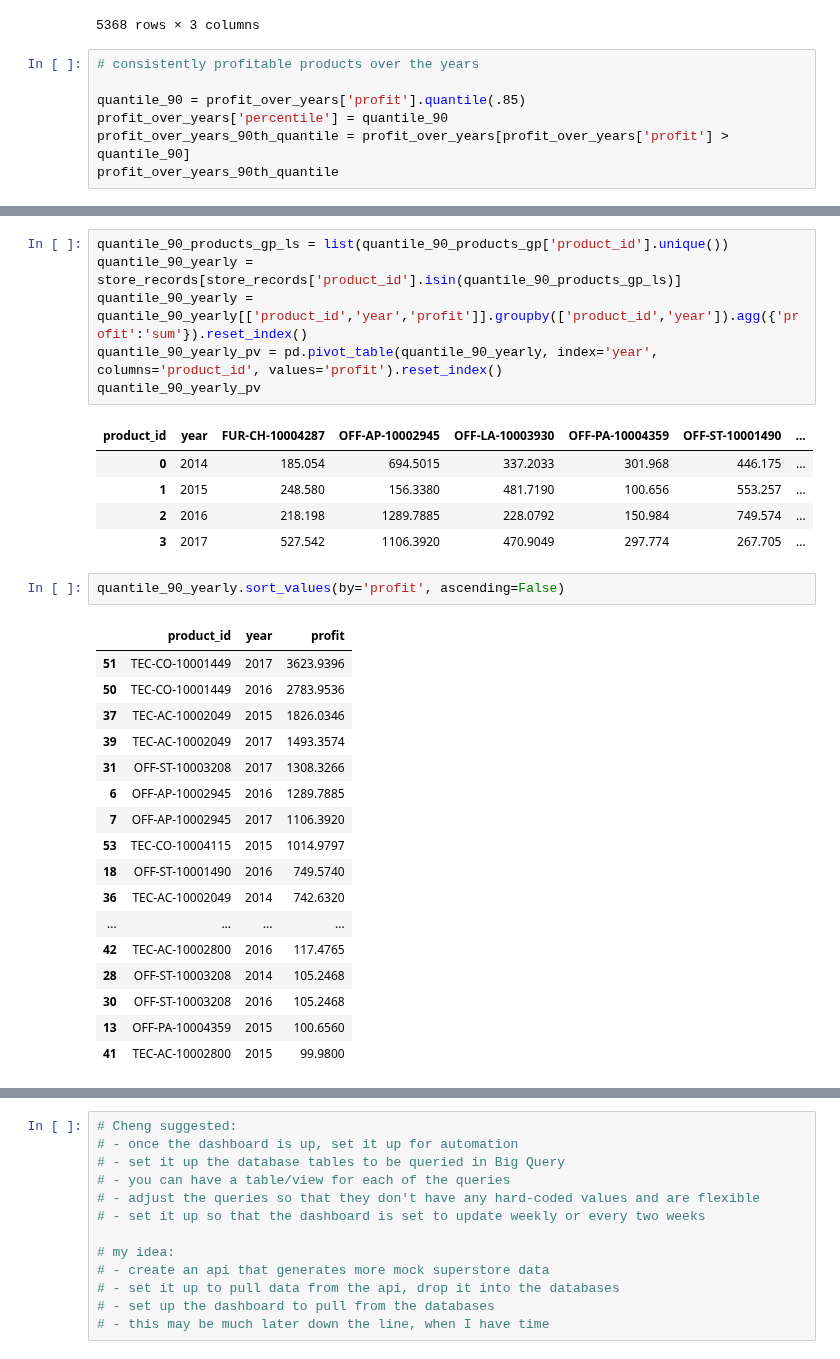
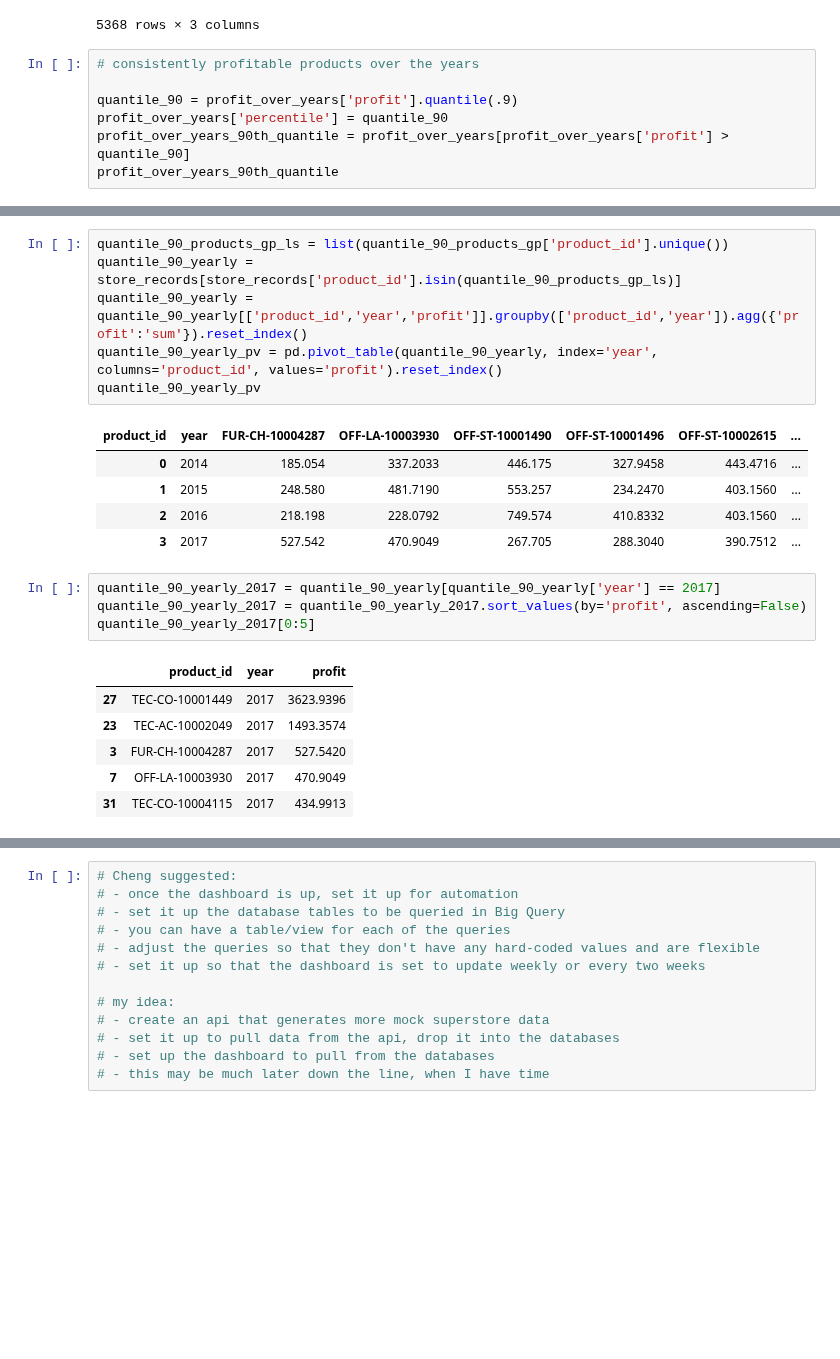
Before and after one commit to Dilcia19/superstore, a Jupyter notebook: notebooks/analysis_in_py.ipynb, the cells around one changed output, grey strips where cells are left out. Saved outputs shown, nothing was run; the diff lists cells and outputs as text; blank space fills up the shorter version.

```diff
--- a/notebooks/analysis_in_py.ipynb
+++ b/notebooks/analysis_in_py.ipynb
@@ -718,7 +718,7 @@ profit_over_years.sort_values(by='profit', ascending=False)
 # %%
 # consistently profitable products over the years
 
-quantile_90 = profit_over_years['profit'].quantile(.85)
+quantile_90 = profit_over_years['profit'].quantile(.9)
 profit_over_years['percentile'] = quantile_90
 profit_over_years_90th_quantile = profit_over_years[profit_over_years['profit'] > quantile_90]
 profit_over_years_90th_quantile
@@ -767,31 +760,22 @@ quantile_90_yearly = quantile_90_yearly[['product_id','year','profit']].groupby(
 quantile_90_yearly_pv = pd.pivot_table(quantile_90_yearly, index='year', columns='product_id', values='profit').reset_index()
 quantile_90_yearly_pv
 # %% [output]
-| product_id | year | FUR-CH-10004287 | OFF-AP-10002945 | OFF-LA-10003930 | OFF-PA-10004359 | OFF-ST-10001490 | ... |
-| 0 | 2014 | 185.054 | 694.5015 | 337.2033 | 301.968 | 446.175 | ... |
-| 1 | 2015 | 248.580 | 156.3380 | 481.7190 | 100.656 | 553.257 | ... |
-| 2 | 2016 | 218.198 | 1289.7885 | 228.0792 | 150.984 | 749.574 | ... |
-| 3 | 2017 | 527.542 | 1106.3920 | 470.9049 | 297.774 | 267.705 | ... |
+| product_id | year | FUR-CH-10004287 | OFF-LA-10003930 | OFF-ST-10001490 | OFF-ST-10001496 | OFF-ST-10002615 | ... |
+| 0 | 2014 | 185.054 | 337.2033 | 446.175 | 327.9458 | 443.4716 | ... |
+| 1 | 2015 | 248.580 | 481.7190 | 553.257 | 234.2470 | 403.1560 | ... |
+| 2 | 2016 | 218.198 | 228.0792 | 749.574 | 410.8332 | 403.1560 | ... |
+| 3 | 2017 | 527.542 | 470.9049 | 267.705 | 288.3040 | 390.7512 | ... |
 # %%
-quantile_90_yearly.sort_values(by='profit', ascending=False)
+quantile_90_yearly_2017 = quantile_90_yearly[quantile_90_yearly['year'] == 2017]
+quantile_90_yearly_2017 = quantile_90_yearly_2017.sort_values(by='profit', ascending=False)
+quantile_90_yearly_2017[0:5]
 # %% [output]
 |  | product_id | year | profit |
-| 51 | TEC-CO-10001449 | 2017 | 3623.9396 |
-| 50 | TEC-CO-10001449 | 2016 | 2783.9536 |
-| 37 | TEC-AC-10002049 | 2015 | 1826.0346 |
-| 39 | TEC-AC-10002049 | 2017 | 1493.3574 |
-| 31 | OFF-ST-10003208 | 2017 | 1308.3266 |
-| 6 | OFF-AP-10002945 | 2016 | 1289.7885 |
-| 7 | OFF-AP-10002945 | 2017 | 1106.3920 |
-| 53 | TEC-CO-10004115 | 2015 | 1014.9797 |
-| 18 | OFF-ST-10001490 | 2016 | 749.5740 |
-| 36 | TEC-AC-10002049 | 2014 | 742.6320 |
-| ... | ... | ... | ... |
-| 42 | TEC-AC-10002800 | 2016 | 117.4765 |
-| 28 | OFF-ST-10003208 | 2014 | 105.2468 |
-| 30 | OFF-ST-10003208 | 2016 | 105.2468 |
-| 13 | OFF-PA-10004359 | 2015 | 100.6560 |
-| 41 | TEC-AC-10002800 | 2015 | 99.9800 |
+| 27 | TEC-CO-10001449 | 2017 | 3623.9396 |
+| 23 | TEC-AC-10002049 | 2017 | 1493.3574 |
+| 3 | FUR-CH-10004287 | 2017 | 527.5420 |
+| 7 | OFF-LA-10003930 | 2017 | 470.9049 |
+| 31 | TEC-CO-10004115 | 2017 | 434.9913 |
 # %%
 # consistently profitable products over the years chart
 
```
Also changed, not shown: parts of 4 cells of this notebook.
